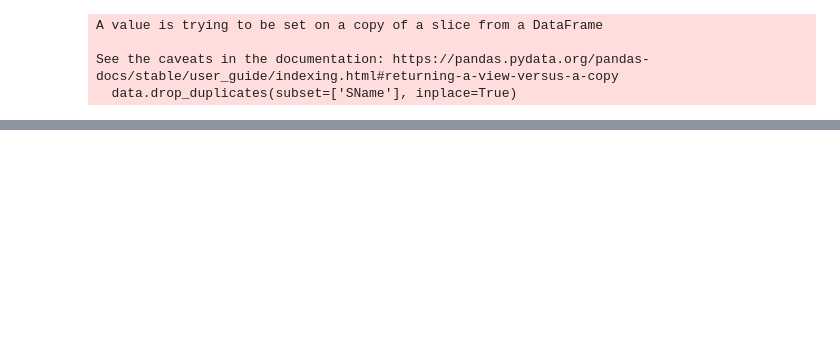
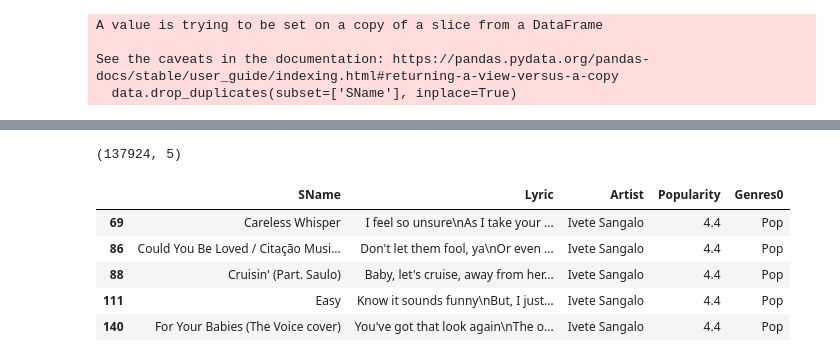
Before and after one commit to TLEVIE/UTA-Project-4, a Jupyter notebook: clean_data.ipynb, the cells around one changed output, grey strips where cells are left out. Cells and saved outputs as stored; diff of their text form; code cells hidden in the pictures; blank space fills up the shorter version.

```diff
--- a/clean_data.ipynb
+++ b/clean_data.ipynb
@@ -109,0 +121,14 @@ Name: Genres, Length: 1160, dtype: int64
+# %%
+data.dropna(inplace=True)
+data.shape
+# %% [output]
+(137924, 5)
+# %%
+data.head()
+# %% [output]
+|  | SName | Lyric | Artist | Popularity | Genres0 |
+| 69 | Careless Whisper | I feel so unsure\nAs I take your ... | Ivete Sangalo | 4.4 | Pop |
+| 86 | Could You Be Loved / Citação Musi... | Don't let them fool, ya\nOr even ... | Ivete Sangalo | 4.4 | Pop |
+| 88 | Cruisin' (Part. Saulo) | Baby, let's cruise, away from her... | Ivete Sangalo | 4.4 | Pop |
+| 111 | Easy | Know it sounds funny\nBut, I just... | Ivete Sangalo | 4.4 | Pop |
+| 140 | For Your Babies (The Voice cover) | You've got that look again\nThe o... | Ivete Sangalo | 4.4 | Pop |
```
Also changed, not shown: parts of 8 cells of this notebook.
